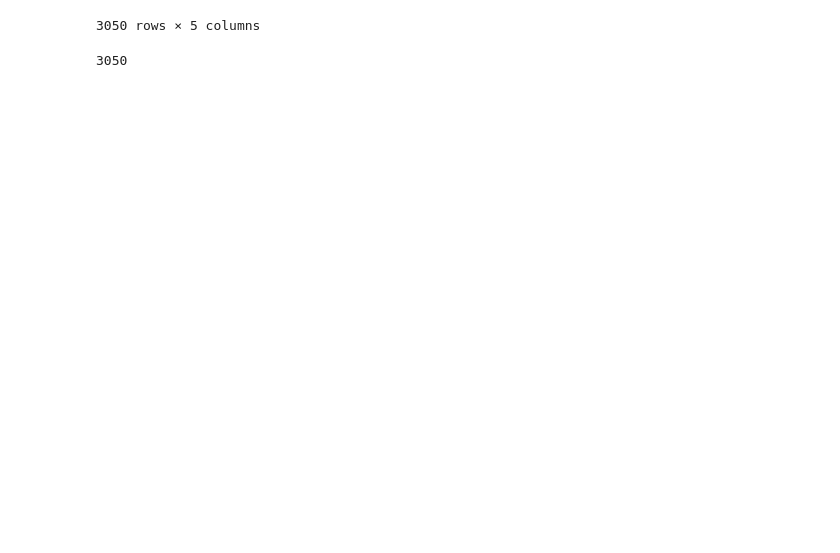
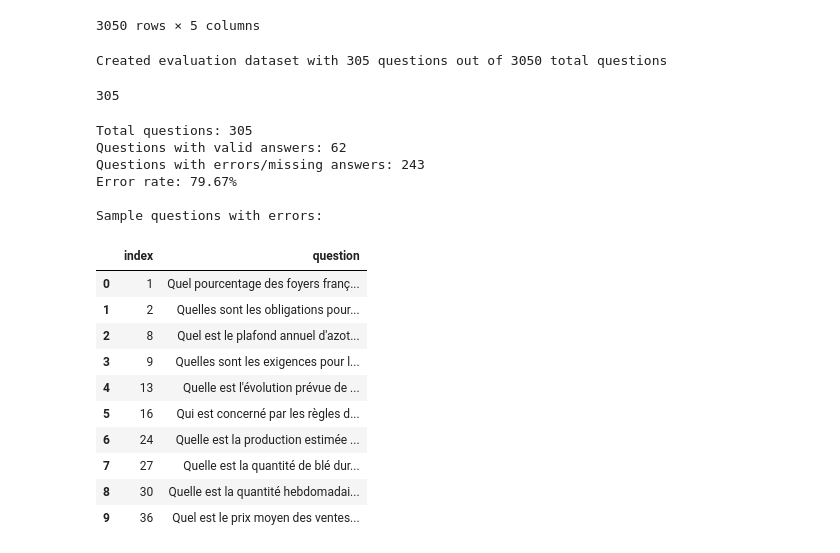
Before and after one commit to EstienneG/AgroFlow, a Jupyter notebook: src/integration/demo.ipynb, the cells around one changed output. Cells and saved outputs as stored; diff of their text form; code cells hidden in the pictures; blank space fills up the shorter version.

Commit message:
feat: full evals & cleaning

```diff
--- a/src/integration/demo.ipynb
+++ b/src/integration/demo.ipynb
@@ -479,11 +518,64 @@ questions_df
 | 3048 | Quels sont les principaux marchés... | Les principaux marchés d'exportat... | 2024-12-05_Fiche_filière_-_Blé_te... | market_reports | 2024-12-05 |
 | 3049 | Quelle est la qualité du blé tend... | En 2024, environ 41 % des blés te... | 2024-12-05_Fiche_filière_-_Blé_te... | market_reports | 2024-12-05 |
 3050 rows × 5 columns
-# %%
-questions = questions_df['question'].tolist()
-len(questions)
-# %% [output]
-3050
+# %%
+import random
+
+sample_size = int(len(questions_df) * 0.1)
+
+random_subset_indices = random.sample(range(len(questions_df)), sample_size)
+eval_df = questions_df.iloc[random_subset_indices].copy()
+
+print(f"Created evaluation dataset with {len(eval_df)} questions out of {len(questions_df)} total questions")
+eval_df.head()
+
+questions = eval_df['question'].tolist()
+len(questions)
+# %% [output]
+Created evaluation dataset with 305 questions out of 3050 total questions
+305
+# %%
+import pandas as pd
+
+# Find questions that don't have valid answers by comparing indices
+missing_answers_indices = [i for i in range(len(questions)) if i not in cleaned_answers_keys]
+
+# Get corresponding questions for missing answers
+missing_questions = [questions[i] for i in missing_answers_indices]
+
+# Create a dataframe for analysis
+missing_df = pd.DataFrame({
+    'index': missing_answers_indices,
+    'question': missing_questions
+})
+
+# Print statistics
+print(f"Total questions: {len(questions)}")
+print(f"Questions with valid answers: {len(cleaned_answers_keys)}")
+print(f"Questions with errors/missing answers: {len(missing_df)}")
+print(f"Error rate: {len(missing_df)/len(questions)*100:.2f}%")
+
+# Show a few examples of questions that failed
+print("\nSample questions with errors:")
+display(missing_df.head(10))
+# %% [output]
+Total questions: 305
+Questions with valid answers: 62
+Questions with errors/missing answers: 243
+Error rate: 79.67%
+
+Sample questions with errors:
+|  | index | question |
+| 0 | 1 | Quel pourcentage des foyers franç... |
+| 1 | 2 | Quelles sont les obligations pour... |
+| 2 | 8 | Quel est le plafond annuel d'azot... |
+| 3 | 9 | Quelles sont les exigences pour l... |
+| 4 | 13 | Quelle est l'évolution prévue de ... |
+| 5 | 16 | Qui est concerné par les règles d... |
+| 6 | 24 | Quelle est la production estimée ... |
+| 7 | 27 | Quelle est la quantité de blé dur... |
+| 8 | 30 | Quelle est la quantité hebdomadai... |
+| 9 | 36 | Quel est le prix moyen des ventes... |
 # %%
 from tqdm import tqdm
 import pandas as pd
```
Also changed, not shown: parts of 12 cells of this notebook, 2 other files.
